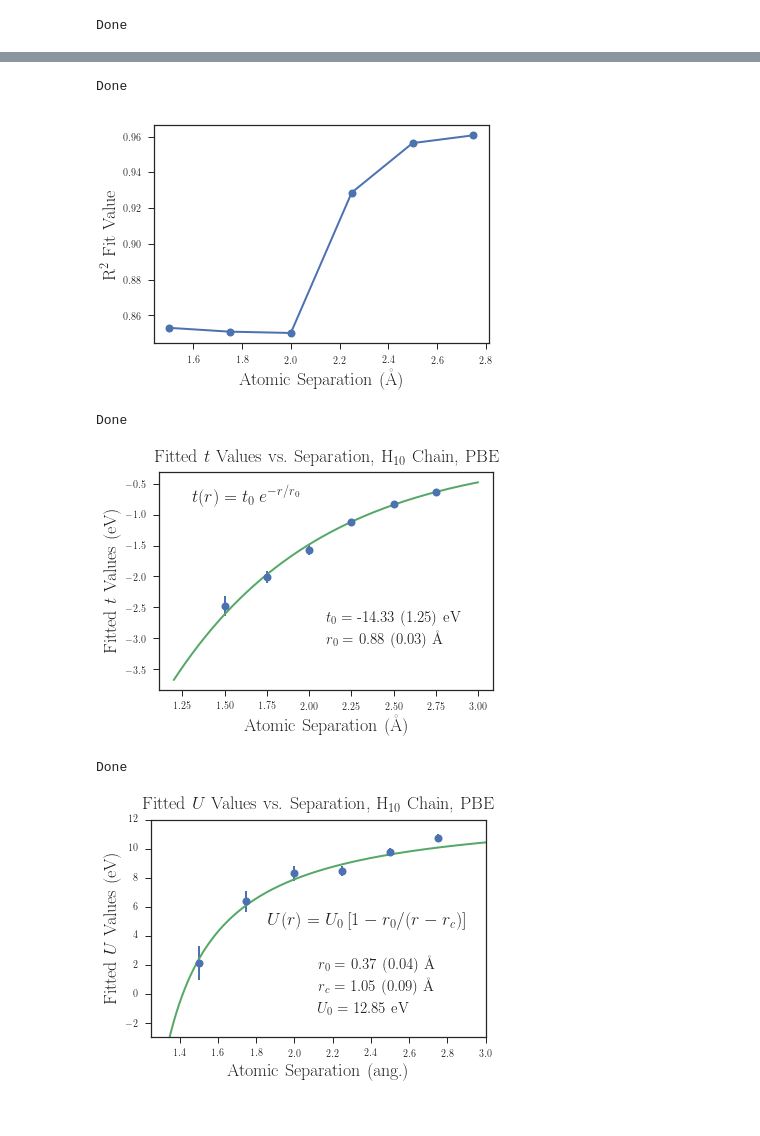
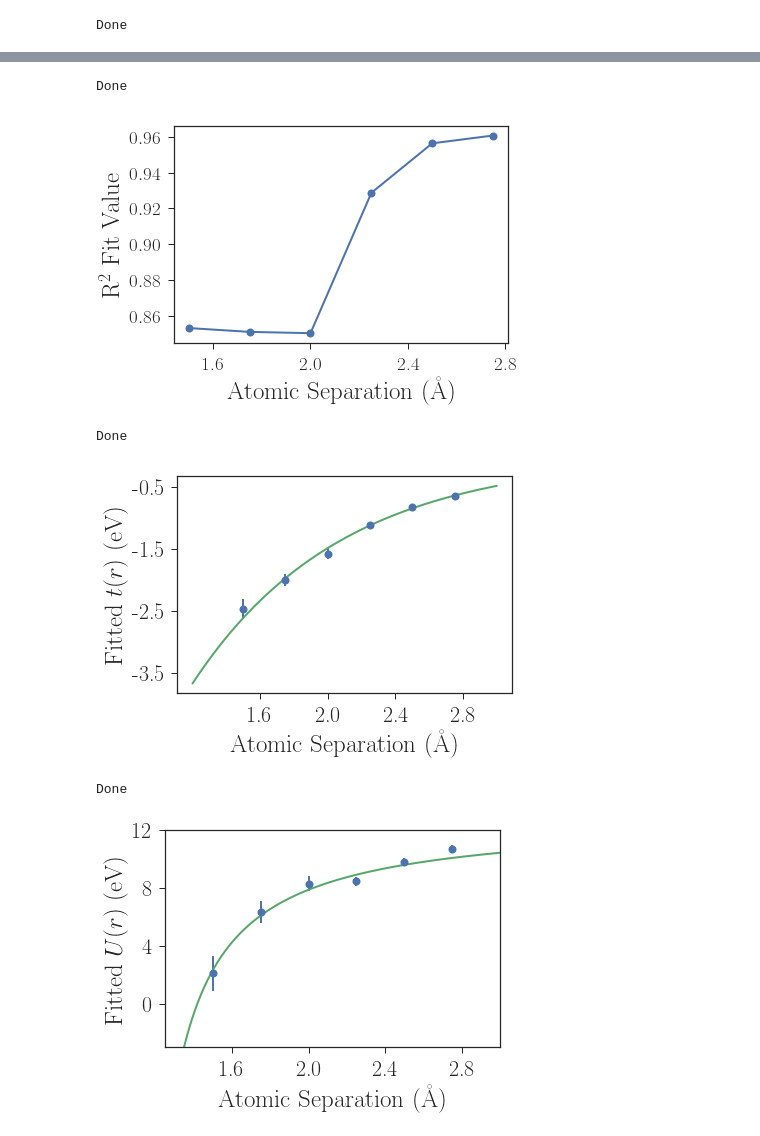
Before and after one commit to hiteshjc/Downfolding, a Jupyter notebook: hchain_data/kiel/h_chain_combine.ipynb, the cells around one changed output, grey strips where cells are left out. Saved outputs shown, nothing was run; the diff lists cells and outputs as text; code cells hidden in the pictures.

```diff
--- a/hchain_data/kiel/h_chain_combine.ipynb
+++ b/hchain_data/kiel/h_chain_combine.ipynb
@@ -241,6 +263,8 @@ def fit_dataframe_ols(parameters,df):
   return model,A,K
 
 
+length_ticks=[1.6, 2.0, 2.4, 2.8]
+
 DM_terms=['Constant', 't', 'Us']
 r2_hold=[]
 
@@ -271,13 +295,15 @@ c+=1
 plt.plot(lengths, r2_hold, linewidth=lw+2, marker='o', markersize=ms-2, mew=2)
 plt.xlabel('Atomic Separation (\AA)', fontsize=fs)
 plt.ylabel('{R}$^2$ Fit Value', fontsize=fs)
+plt.xticks(length_ticks, length_ticks, fontsize=tfs-3)
+plt.yticks(fontsize=tfs-3)
 plt.savefig('r2_ut_vs_separation_h_chain.pdf', bbox_inches='tight')
 plt.savefig('r2_ut_vs_separation_h_chain.png', bbox_inches='tight', dpi=200)
 
 print('Done')
 # %% [output]
 Done
-[figure, old version]
+[figure, new version]
 # %%
 #Fit exponential curve to t(r) parameter for U-t model
 from scipy.optimize import curve_fit
@@ -288,7 +314,6 @@ evc=27.2114
 func_choice='pbe'
 
 lw=0
-fs=18
 ms=8
 
 def fit_dataframe(parameters,df):
@@ -319,6 +344,8 @@ def fit_dataframe_ols(parameters,df):
 
 DM_terms=['Constant', 't', 'Us']
 
+length_ticks=[1.6, 2.0, 2.4, 2.8]
+
 params={}
 for p in DM_terms:
     params[p]={'Value':[], 'Error':[]}
@@ -341,6 +368,8 @@ for il,l in enumerate(lengths):
 t_values=params['t']['Value']
 t_err=params['t']['Error']
 
+t_ticks=[-3.5,-2.5,-1.5,-0.5]
+
 curve_param, curve_cov =curve_fit(lambda t,a,b: a*np.exp(-1*t/b),  lengths,  evc*np.array(t_values), p0=(1,1), sigma=t_err)
 
 curve_std=np.sqrt(np.diag(curve_cov))
@@ -355,14 +384,16 @@ y_fit=(a_fit*np.exp(-1*x_fit/b_fit))
 plt.errorbar(lengths, evc*np.array(t_values), yerr=t_err, elinewidth=2, linewidth=0, marker='o', markersize=ms-2, mew=2)
 plt.plot(x_fit, y_fit, linewidth=2, markersize=0, mew=2)
 plt.xlabel('Atomic Separation (\AA)', fontsize=fs)
-plt.ylabel('Fitted $t$ Values (eV)', fontsize=fs)
-plt.title('Fitted $t$ Values vs. Separation, H$_{10}$ Chain, PBE', fontsize=fs)
+plt.ylabel('Fitted  $t(r)$ (eV)', fontsize=fs)
+plt.xticks(length_ticks, length_ticks, fontsize=tfs)
+plt.yticks(t_ticks, t_ticks, fontsize=tfs)
+#plt.title('Fitted $t$ Values vs. Separation, H$_{10}$ Chain, PBE', fontsize=fs)
 
 capy=0.85
 round_num=2
-plt.annotate("$t (r) = t_0 \: e^{-r / r_0 }$", xy=(0.1,capy), xycoords='axes fraction', fontsize=18)
-plt.annotate("$ t_0 =$ "+np.str(np.round(curve_param[0], round_num))+" ("+np.str(np.round(curve_std[0], round_num))+") eV", xy=(0.5,0.30), xycoords='axes fraction', fontsize=15)
-plt.annotate("$ r_0 =$ "+np.str(np.round(curve_param[1], round_num))+" ("+np.str(np.round(curve_std[1], round_num))+") \AA", xy=(0.5,0.20), xycoords='axes fraction', fontsize=15)
+#plt.annotate("$t (r) = t_0 \: e^{-r / r_0 }$", xy=(0.1,capy), xycoords='axes fraction', fontsize=18)
+#plt.annotate("$ t_0 =$ "+np.str(np.round(curve_param[0], round_num))+" ("+np.str(np.round(curve_std[0], round_num))+") eV", xy=(0.5,0.30), xycoords='axes fraction', fontsize=15)
+#plt.annotate("$ r_0 =$ "+np.str(np.round(curve_param[1], round_num))+" ("+np.str(np.round(curve_std[1], round_num))+") \AA", xy=(0.5,0.20), xycoords='axes fraction', fontsize=15)
 
 plt.savefig('fitted_t_values_no_offset_h10_chain.pdf', bbox_inches='tight')
 plt.savefig('fitted_t_values_no_offset_h10_chain.png', bbox_inches='tight', dpi=200)
@@ -370,7 +401,7 @@ plt.savefig('fitted_t_values_no_offset_h10_chain.png', bbox_inches='tight', dpi=
 print('Done')
 # %% [output]
 Done
-[figure, old version]
+[figure, new version]
 # %%
 # Fit U(r) to 1/r model, with fixed U0=13.6, minus electron affinity of hydrogen,
 # letting singularity position shift
@@ -384,7 +415,6 @@ evc=27.2114
 func_choice='pbe'
 
 lw=0
-fs=18
 ms=8
 
 def fit_dataframe(parameters,df):
@@ -414,6 +444,8 @@ def fit_dataframe_ols(parameters,df):
 
 
 DM_terms=['Constant', 't', 'Us']
+
+U_ticks=[0, 4, 8, 12]
 
 params={}
 for p in DM_terms:
@@ -438,39 +470,40 @@ U_values=params['Us']['Value']
 U_err=params['Us']['Error']
 
 H_affinity=0.754
 U0=13.6-H_affinity
 
 start=0
 curve_param, curve_cov =curve_fit(lambda r,a,b: U0*(1-a/(r-b)),  lengths[start:5],  evc*np.array(U_values)[start:5], p0=(1,0), sigma=U_err[start:5])
 
 curve_std=np.sqrt(np.diag(curve_cov))
 
 a_fit=curve_param[0]
 b_fit=curve_param[1]
 
 x_fit=np.linspace(1.2,3,500)
 y_fit=(U0*(1-a_fit/np.array(x_fit-b_fit)))
 
 plt.errorbar(lengths, evc*np.array(U_values), yerr=U_err, elinewidth=2, linewidth=0, marker='o', markersize=ms-2, mew=2)
 plt.plot(x_fit, y_fit, linewidth=2, markersize=0, mew=2)
-plt.xlabel('Atomic Separation (ang.)', fontsize=fs)
-plt.ylabel('Fitted $U$ Values (eV)', fontsize=fs)
-plt.title('Fitted $U$ Values vs. Separation, H$_{10}$ Chain, PBE', fontsize=fs)
+plt.xlabel('Atomic Separation (\AA)', fontsize=fs)
+plt.ylabel('Fitted  $U(r)$ (eV)', fontsize=fs)
+#plt.title('Fitted $U$ Values vs. Separation, H$_{10}$ Chain, PBE', fontsize=fs)
 
 capy=0.85
 round_num=2
-plt.annotate("$U (r) = U_0 \: [1-r_0 /(r-r_c)]$", xy=(0.35,0.5), xycoords='axes fraction', fontsize=18)
-plt.annotate("$ r_0 =$ "+np.str(np.round(curve_param[0], round_num))+" ("+np.str(np.round(curve_std[0], round_num))+") \AA", xy=(0.5,0.30), xycoords='axes fraction', fontsize=15)
-plt.annotate("$ r_c =$ "+np.str(np.round(curve_param[1], round_num))+" ("+np.str(np.round(curve_std[1], round_num))+") \AA", xy=(0.5,0.20), xycoords='axes fraction', fontsize=15)
-plt.annotate("$ U_0 =$ "+np.str(np.round(U0, round_num))+" eV", xy=(0.5,0.10), xycoords='axes fraction', fontsize=15)
+#plt.annotate("$U (r) = U_0 \: [1-r_0 /(r-r_c)]$", xy=(0.35,0.5), xycoords='axes fraction', fontsize=18)
+#plt.annotate("$ r_0 =$ "+np.str(np.round(curve_param[0], round_num))+" ("+np.str(np.round(curve_std[0], round_num))+") \AA", xy=(0.5,0.30), xycoords='axes fraction', fontsize=15)
+#plt.annotate("$ r_c =$ "+np.str(np.round(curve_param[1], round_num))+" ("+np.str(np.round(curve_std[1], round_num))+") \AA", xy=(0.5,0.20), xycoords='axes fraction', fontsize=15)
+#plt.annotate("$ U_0 =$ "+np.str(np.round(U0, round_num))+" eV", xy=(0.5,0.10), xycoords='axes fraction', fontsize=15)
 plt.ylim([-3,12])
 plt.xlim([1.25, 3.0])
-
+plt.xticks(length_ticks, length_ticks, fontsize=tfs)
+plt.yticks(U_ticks, U_ticks, fontsize=tfs)
 
 plt.savefig('fitted_U_values_no_offset_h10_chain.pdf', bbox_inches='tight')
 plt.savefig('fitted_U_values_no_offset_h10_chain.png', bbox_inches='tight', dpi=200)
 
 print('Done')
 # %% [output]
 Done
-[figure, old version]
+[figure, new version]
```
Also changed, not shown: parts of 2 cells of this notebook.
